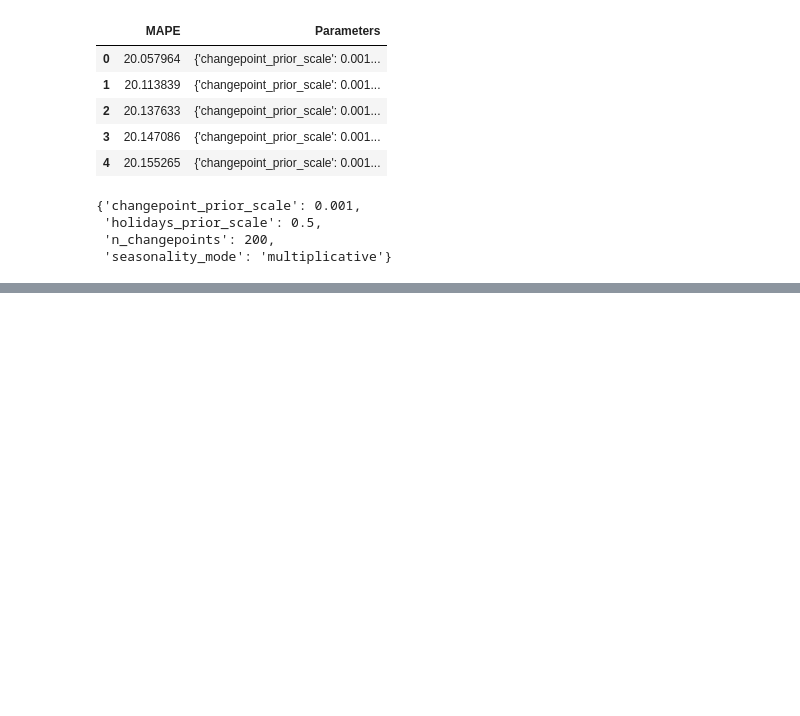
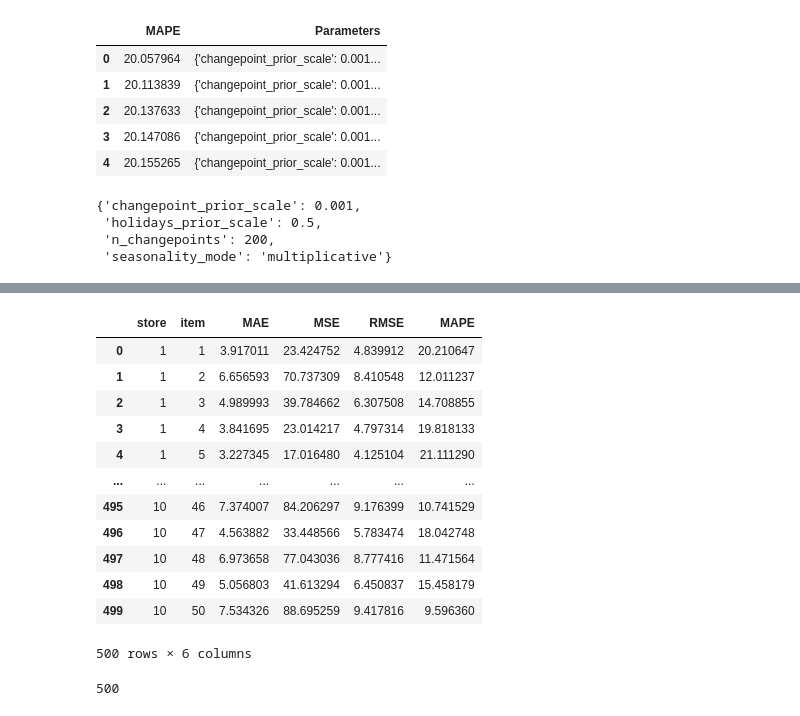
Before and after one commit to AdrianJason/RetailSalesPredictor, a Jupyter notebook: notebooks/model_training.ipynb, the cells around one changed output, grey strips where cells are left out. Cells and saved outputs as stored; diff of their text form; code cells hidden in the pictures; blank space fills up the shorter version.

```diff
--- a/notebooks/model_training.ipynb
+++ b/notebooks/model_training.ipynb
@@ -328,0 +402,45 @@ KeyboardInterrupt:
+# %%
+# Define a function to calculate metrics
+def calculate_metrics(df):
+    mae = mean_absolute_error(df['sales'], df['yhat'])
+    mse = mean_squared_error(df['sales'], df['yhat'])
+    rmse = np.sqrt(mse)
+    mape = np.mean(np.abs((df['sales'] - df['yhat']) / df['sales'])) * 100
+
+    return mae, mse, rmse, mape
+# %%
+# Calculate the metrics for each store and item combination and store them in a DataFrame
+metrics_data = []
+
+for store in unique_stores:
+    for item in unique_items:
+        store_item_df = results_df[(results_df['store'] == store) & (results_df['item'] == item)]
+        mae, mse, rmse, mape = calculate_metrics(store_item_df)
+
+        metrics_data.append({
+            'store': store,
+            'item': item,
+            'MAE': mae,
+            'MSE': mse,
+            'RMSE': rmse,
+            'MAPE': mape
+        })
+
+metrics_df = pd.DataFrame(metrics_data)
+# %%
+# Display the results
+metrics_df
+# %% [output]
+|  | store | item | MAE | MSE | RMSE | MAPE |
+| 0 | 1 | 1 | 3.917011 | 23.424752 | 4.839912 | 20.210647 |
+| 1 | 1 | 2 | 6.656593 | 70.737309 | 8.410548 | 12.011237 |
+| 2 | 1 | 3 | 4.989993 | 39.784662 | 6.307508 | 14.708855 |
+| 3 | 1 | 4 | 3.841695 | 23.014217 | 4.797314 | 19.818133 |
+| 4 | 1 | 5 | 3.227345 | 17.016480 | 4.125104 | 21.111290 |
+| ... | ... | ... | ... | ... | ... | ... |
+| 495 | 10 | 46 | 7.374007 | 84.206297 | 9.176399 | 10.741529 |
+| 496 | 10 | 47 | 4.563882 | 33.448566 | 5.783474 | 18.042748 |
+| 497 | 10 | 48 | 6.973658 | 77.043036 | 8.777416 | 11.471564 |
+| 498 | 10 | 49 | 5.056803 | 41.613294 | 6.450837 | 15.458179 |
+| 499 | 10 | 50 | 7.534326 | 88.695259 | 9.417816 | 9.596360 |
+500 rows × 6 columns
@@ -328,0 +457,7 @@ KeyboardInterrupt:
+# %%
+# Load the Dataframe into Postgres
+results_df.to_sql(name='results', con=engine, if_exists='replace', index=False)
+# Load the Dataframe into Postgres
+metrics_df.to_sql(name='metrics', con=engine, if_exists='replace', index=False)
+# %% [output]
+500
```
Also changed, not shown: parts of 10 cells of this notebook.
